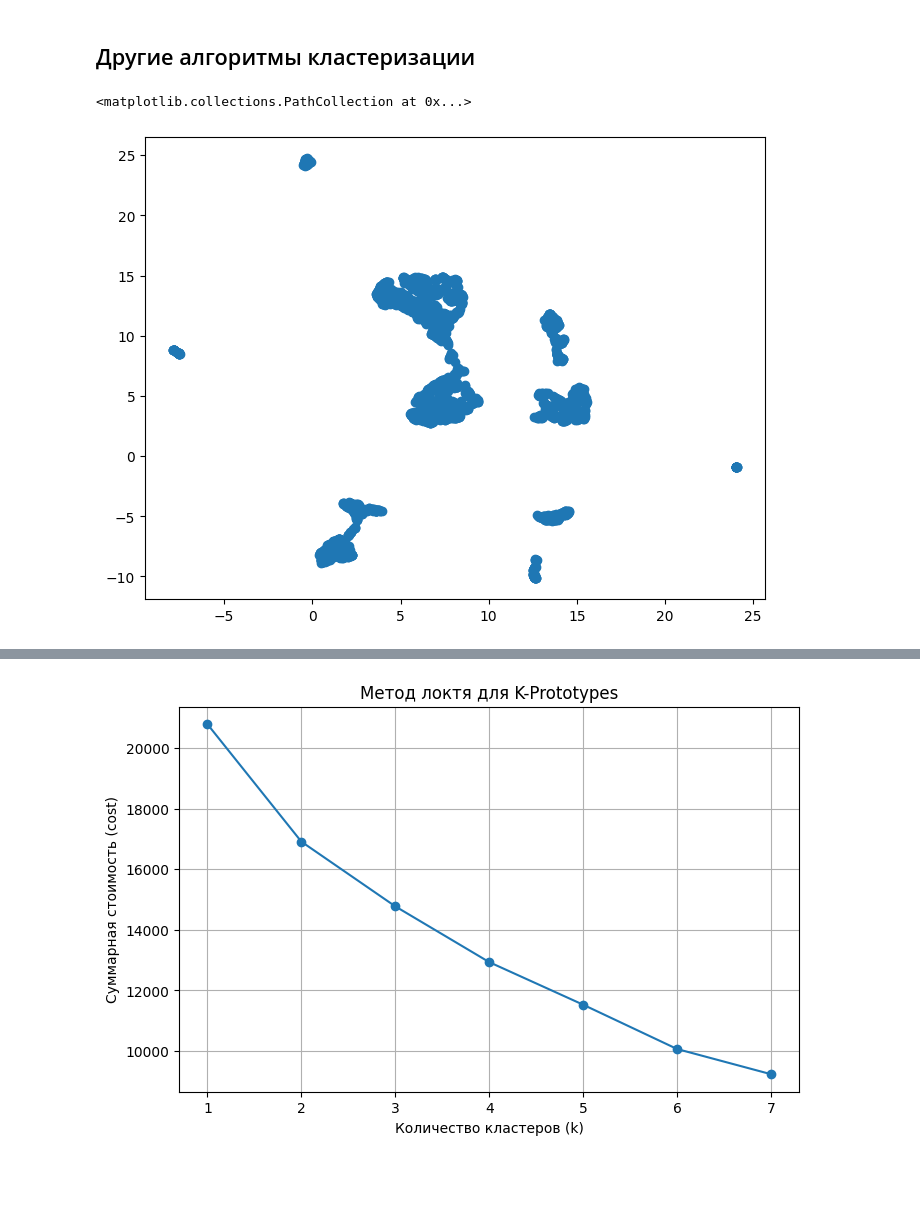
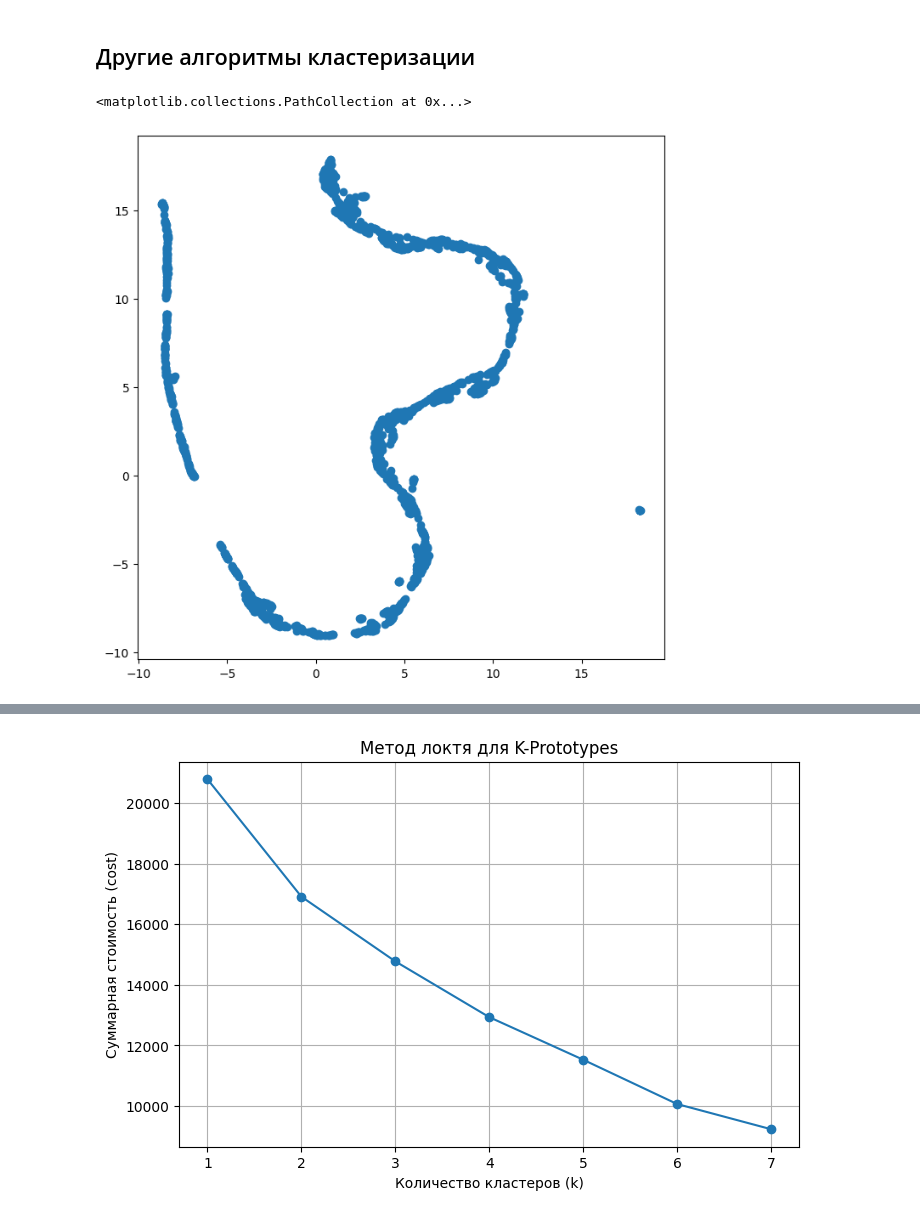
Before and after one commit to barly13/rostelecom_hackathon_dev, a Jupyter notebook: ml/MLfit.ipynb, the cells around one changed output, grey strips where cells are left out. Drawn from its saved outputs; the diff is of its cells as text; code cells hidden in the pictures; blank space fills up the shorter version.

```diff
--- a/ml/MLfit.ipynb
+++ b/ml/MLfit.ipynb
@@ -898,7 +902,7 @@ several_orders[several_orders['same'] == 3]['customer_unique_id'].unique().shape
 many_same_orders = several_orders[several_orders['same'] > 3]['customer_unique_id'].unique()
 few_same_orders = several_orders[several_orders['same'] < 4]['customer_unique_id'].unique()
 
-low_th = 0.05
+low_th = 0.1
 #high_th = 0.3
 
 classified_customers = pd.DataFrame(columns=['id', 'lambda', 'val', 'class'])
@@ -962,7 +966,7 @@ from sklearn.preprocessing import OneHotEncoder
 from sklearn.model_selection import train_test_split
 # %%
 rfm = None
-try
+try:
   rfm = pd.read_csv('rfm_analysis.csv')
 except:
   rfm = pd.read_csv('./../rfm_analysis/rfm_data/rfm_analysis.csv')
@@ -1019,7 +1023,7 @@ dataset_for_clusterisation.drop(columns=['s_lat_d', 's_lng_d', 'c_lat_d', 'c_lng
 dataset_for_clusterisation = dataset_for_clusterisation.groupby('customer_unique_id').agg(dist=('distance', 'mean'), score=('review_score', 'mean'), cat=('upper_category', lambda x: max(np.unique(x, return_counts=True)[0])))
 dataset_for_clusterisation = dataset_for_clusterisation.reset_index()
 dataset_for_clusterisation = dataset_for_clusterisation.merge(rfm, how='inner', on='customer_unique_id')
-dataset_for_clusterisation = dataset_for_clusterisation.merge(classified_customers[['id', 'class']], how='left', left_on='customer_unique_id', right_on='id')
+dataset_for_clusterisation = dataset_for_clusterisation.merge(classified_customers[['id', 'lambda', 'class']], how='left', left_on='customer_unique_id', right_on='id')
 # %%
 #X = pd.get_dummies(dataset_for_clusterisation, columns=['cat'], dtype = float).drop(columns=['customer_unique_id', 'id', 'class'])
 X = dataset_for_clusterisation.drop(columns=['customer_unique_id', 'id', 'class'])
@@ -1230,18 +1266,18 @@ d
 # %% [markdown]
 ## Другие алгоритмы кластеризации
 # %%
-np_train = X.drop(columns=['cat']).to_numpy()
+np_train = pd.get_dummies(X_train, columns=['cat'], dtype = float).to_numpy()
 sscaler = StandardScaler()
-sscaler.fit(np_train)
-np_train = sscaler.transform(np_train)
+sscaler.fit(np_train[:11])
+np_train[:11] = sscaler.transform(np_train[:11])
 
 umap_model = umap.UMAP(n_components=2)
 X_umap = umap_model.fit_transform(np_train, state=0)
 
-plt.figure(figsize=(8, 6))
+plt.figure(figsize=(8, 8))
 # for key, val in d.items():
 #   plt.scatter(X_umap[val, 0], X_umap[val, 1])
 plt.scatter(X_umap[:, 0], X_umap[:, 1], )
 # %% [output]
 <matplotlib.collections.PathCollection at 0x...>
-[figure, old version]
+[figure, new version]
```
Also changed, not shown: parts of 41 cells of this notebook, 7 other files.
